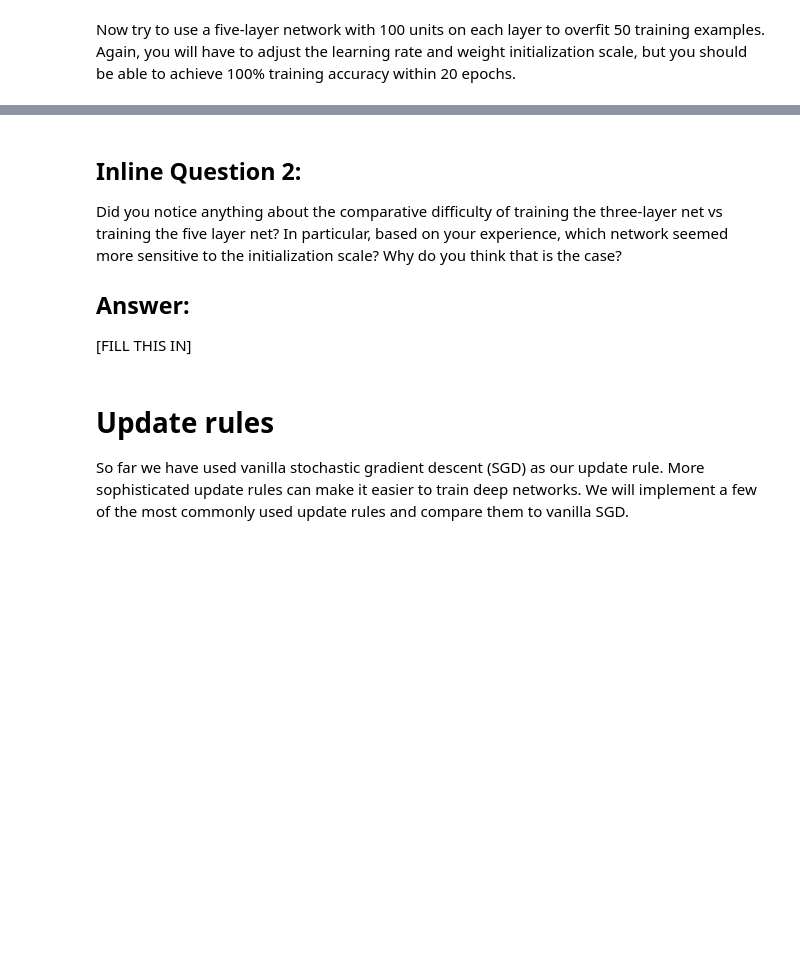
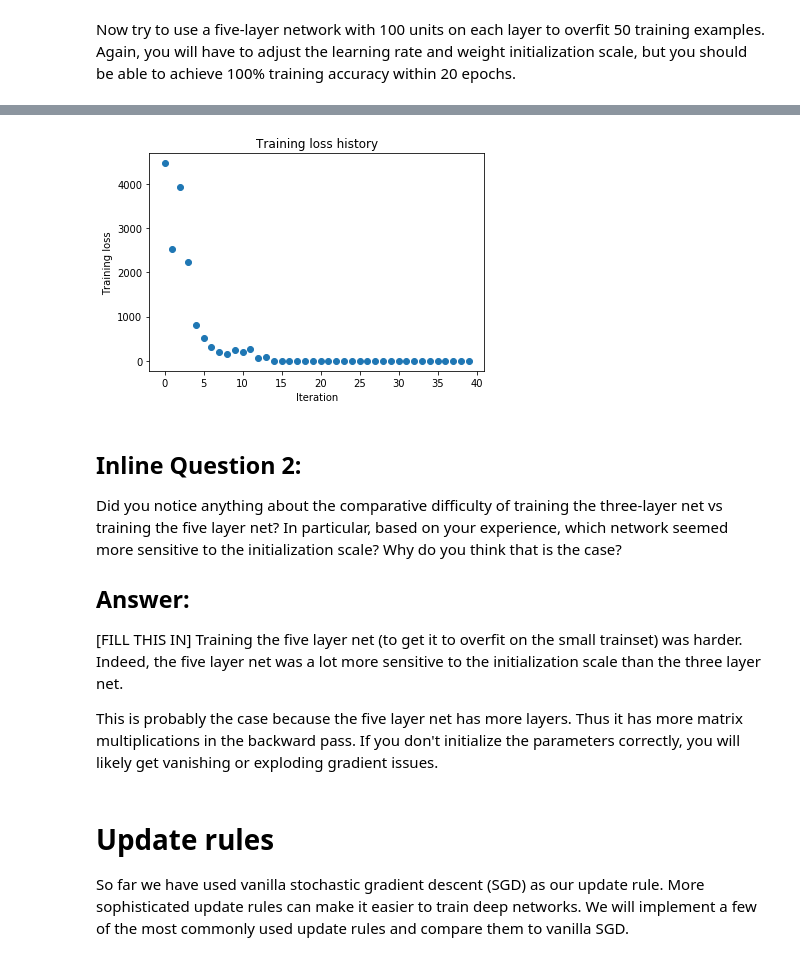
Before and after one commit to Basasuya/cs231n, a Jupyter notebook: assignment2/FullyConnectedNets.ipynb, the cells around one changed output, grey strips where cells are left out. Saved outputs shown, nothing was run; the diff lists cells and outputs as text; code cells hidden in the pictures; blank space fills up the shorter version.

```diff
--- a/assignment2/FullyConnectedNets.ipynb
+++ b/assignment2/FullyConnectedNets.ipynb
@@ -425,8 +521,8 @@ small_data = {
   'y_val': data['y_val'],
 }
 
-learning_rate = 2e-3  # Experiment with this!
-weight_scale = 1e-5   # Experiment with this!
+learning_rate = 1e-4  # Experiment with this!
+weight_scale = 2e-1
 model = FullyConnectedNet([100, 100, 100, 100],
                 weight_scale=weight_scale, dtype=np.float64)
 solver = Solver(model, small_data,
@@ -443,3 +539,4 @@ plt.title('Training loss history')
 plt.xlabel('Iteration')
 plt.ylabel('Training loss')
 plt.show()
+# %% [output]
@@ -446,9 +560,13 @@ plt.show()
+[figure, added]
 # %% [markdown]
 ## Inline Question 2:
 Did you notice anything about the comparative difficulty of training the three-layer net vs training the five layer net? In particular, based on your experience, which network seemed more sensitive to the initialization scale? Why do you think that is the case?
 
 ## Answer:
 [FILL THIS IN]
+Training the five layer net (to get it to overfit on the small trainset) was harder. Indeed, the five layer net was a lot more sensitive to the initialization scale than the three layer net.
+
+This is probably the case because the five layer net has more layers. Thus it has more matrix multiplications in the backward pass. If you don't initialize the parameters correctly, you will likely get vanishing or exploding gradient issues.
 # %% [markdown]
 # Update rules
 So far we have used vanilla stochastic gradient descent (SGD) as our update rule. More sophisticated update rules can make it easier to train deep networks. We will implement a few of the most commonly used update rules and compare them to vanilla SGD.
```
Also changed, not shown: parts of 16 cells of this notebook, 3 other files.
